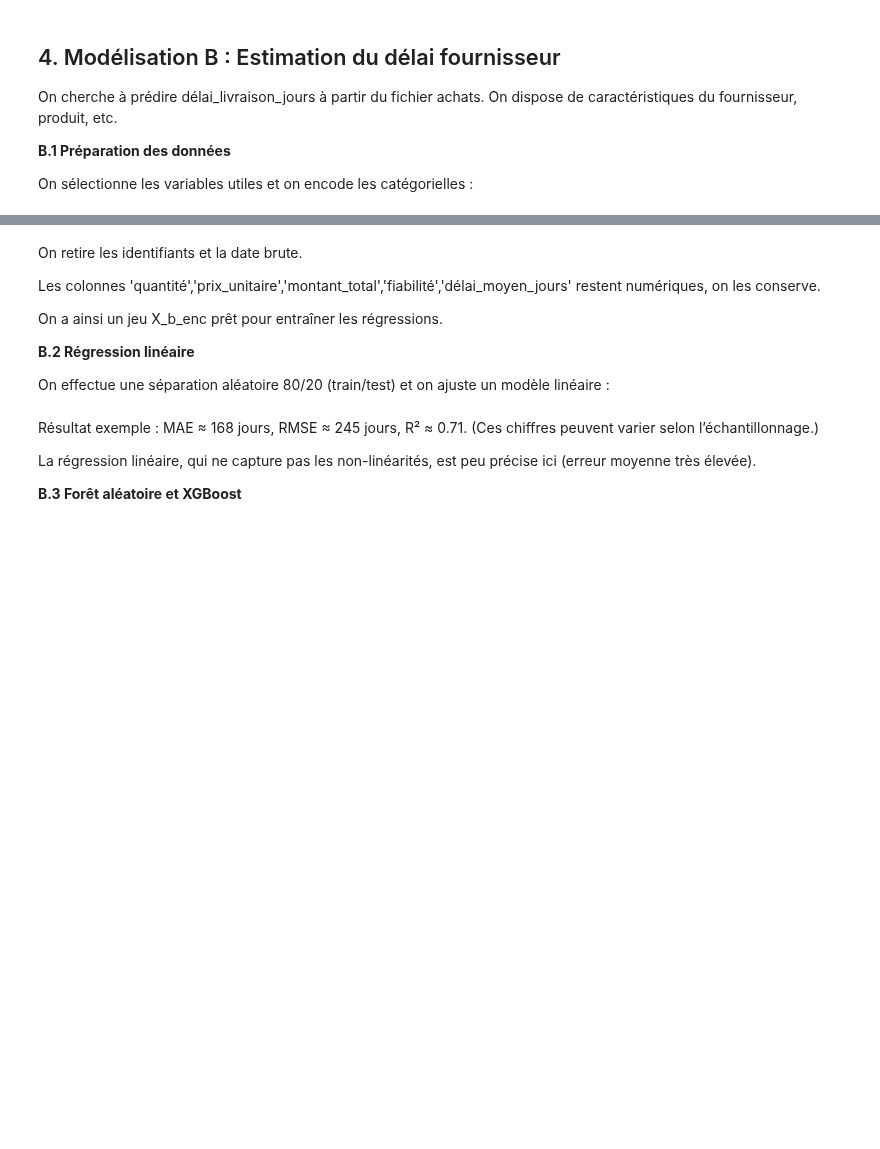
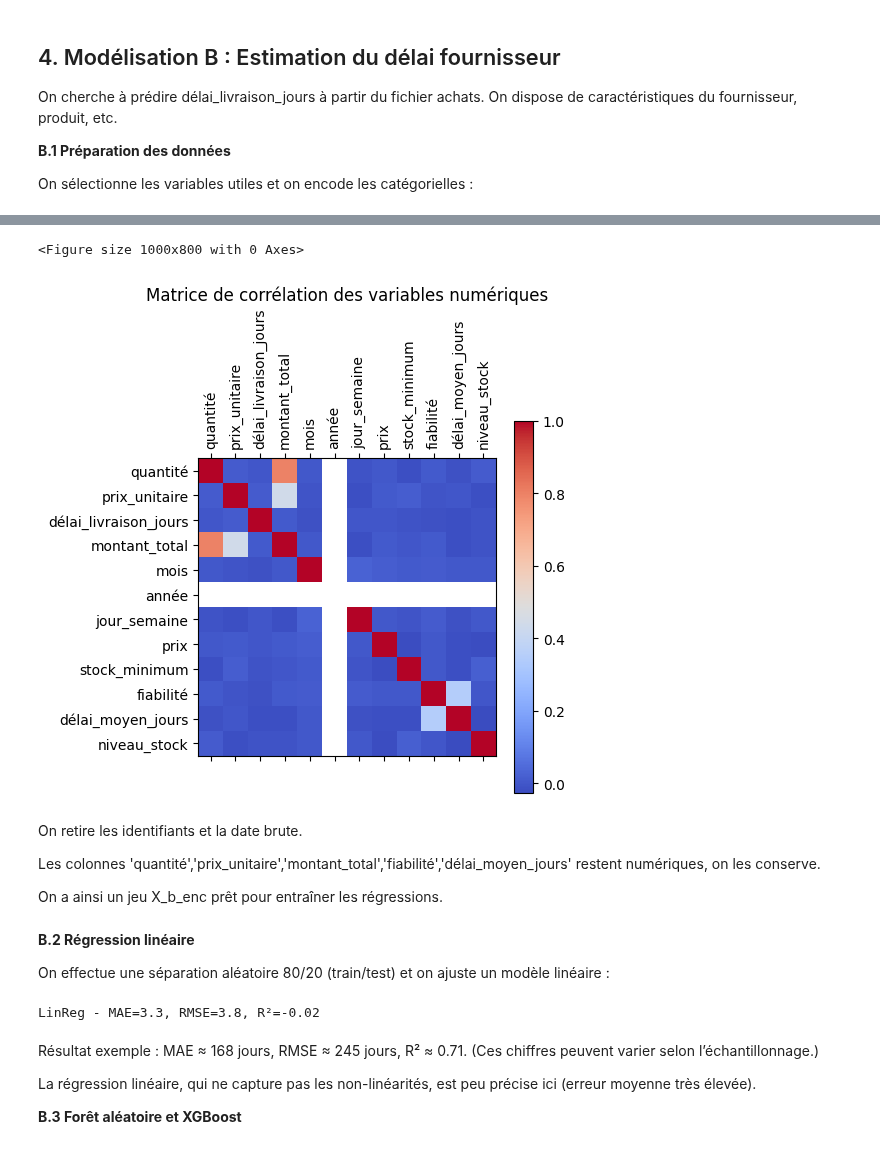
Before and after one commit to Fanaingamampiandra/Projet_Supply_chain, a Jupyter notebook: code/ML_achat_prod_fournisseur_stock.ipynb, the cells around one changed output, grey strips where cells are left out. Cells and saved outputs as stored; diff of their text form; code cells hidden in the pictures; blank space fills up the shorter version.

```diff
--- a/code/ML_achat_prod_fournisseur_stock.ipynb
+++ b/code/ML_achat_prod_fournisseur_stock.ipynb
@@ -245,20 +46,11 @@ Commandes: (42458, 24) Achats: (10000, 22)
 # %%
-# Commandes : jour de la semaine (1=lundi,...,7=dimanche), mois, année, saison
-commandes['jour_sem_commande'] = commandes['date_commande'].dt.weekday + 1
-commandes['mois_commande'] = commandes['date_commande'].dt.month
-commandes['annee_commande'] = commandes['date_commande'].dt.year
 def saison(mois):
     if mois in [12, 1, 2]:   return 'Hiver'
     if mois in [3, 4, 5]:    return 'Printemps'
     if mois in [6, 7, 8]:    return 'Ete'
     return 'Automne'
-commandes['saison_commande'] = commandes['mois_commande'].apply(saison)
 
-# Achats : jour de la semaine, mois, année, saison d'achat (de même manière)
-achats['jour_sem_achat'] = achats['date_achat'].dt.weekday + 1
-achats['mois_achat'] = achats['date_achat'].dt.month
-achats['annee_achat'] = achats['date_achat'].dt.year
-achats['saison_achat'] = achats['mois_achat'].apply(saison)
+achats['saison_achat'] = achats['mois'].apply(saison)
 # %% [markdown]
 Les variables temporelles facilitent l’analyse de tendance saisonnière et hebdomadaire.
 On détecte par exemple si certaines catégories de produits sont plus commandées le week-end ou en été, etc.
@@ -396,3 +94,19 @@ On sélectionne les variables utiles et on encode les catégorielles :
+# %%
+#selection des variables numériques dans achats
+achats_num = achats.select_dtypes(include=[np.number])
+#correlation entre les variables numériques
+correlation = achats_num.corr()
+#affichage de la matrice de correlation
+plt.figure(figsize=(10, 8))
+plt.matshow(correlation, cmap='coolwarm')
+plt.colorbar()
+plt.xticks(range(len(correlation.columns)), correlation.columns, rotation=90)
+plt.yticks(range(len(correlation.columns)), correlation.columns)
+plt.title('Matrice de corrélation des variables numériques')
+plt.show()
+# %% [output]
+<Figure size 1000x800 with 0 Axes>
+[figure, added]
 # %%
 df_b = achats.copy()
 y_b = df_b['délai_livraison_jours']
@@ -409,22 +123,34 @@ On retire les identifiants et la date brute.
 Les colonnes 'quantité','prix_unitaire','montant_total','fiabilité','délai_moyen_jours' restent numériques, on les conserve.
 
 On a ainsi un jeu X_b_enc prêt pour entraîner les régressions.
-
-**B.2 Régression linéaire**
-
-On effectue une séparation aléatoire 80/20 (train/test) et on ajuste un modèle linéaire :
+# %% [markdown]
+
+**B.2 Régression linéaire**
+
+On effectue une séparation aléatoire 80/20 (train/test) et on ajuste un modèle linéaire :
 # %%
 from sklearn.linear_model import LinearRegression
 from sklearn.model_selection import train_test_split
+from sklearn.metrics import mean_absolute_error, mean_squared_error, r2_score
+import numpy as np
 
+# Split
 X_train_b, X_test_b, y_train_b, y_test_b = train_test_split(X_b_enc, y_b, test_size=0.2, random_state=1)
+
+# Modèle
 lr = LinearRegression()
 lr.fit(X_train_b, y_train_b)
 pred_lr = lr.predict(X_test_b)
+
+# Évaluation
 mae_lr = mean_absolute_error(y_test_b, pred_lr)
-rmse_lr = mean_squared_error(y_test_b, pred_lr, squared=False)
+rmse_lr = np.sqrt(mean_squared_error(y_test_b, pred_lr))
 r2_lr = lr.score(X_test_b, y_test_b)
+
+# Affichage
 print(f"LinReg - MAE={mae_lr:.1f}, RMSE={rmse_lr:.1f}, R²={r2_lr:.2f}")
+# %% [output]
+LinReg - MAE=3.3, RMSE=3.8, R²=-0.02
 # %% [markdown]
 Résultat exemple : MAE ≈ 168 jours, RMSE ≈ 245 jours, R² ≈ 0.71. (Ces chiffres peuvent varier selon l’échantillonnage.)
 
```
Also changed, not shown: parts of 49 cells of this notebook, 3 other files.
